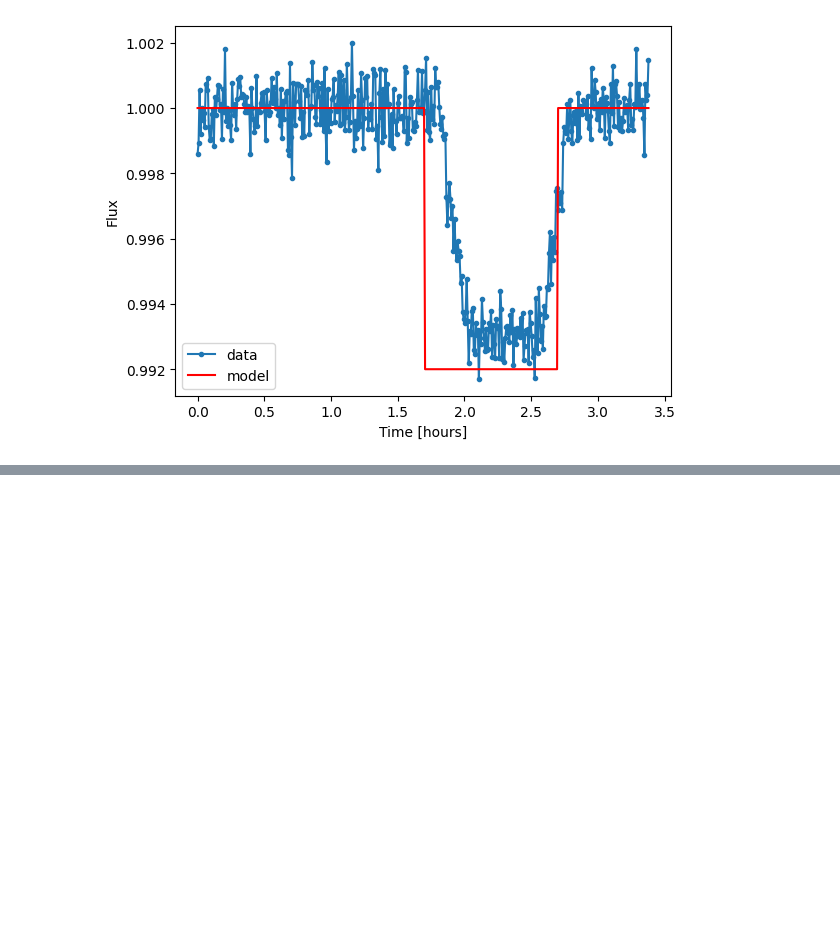
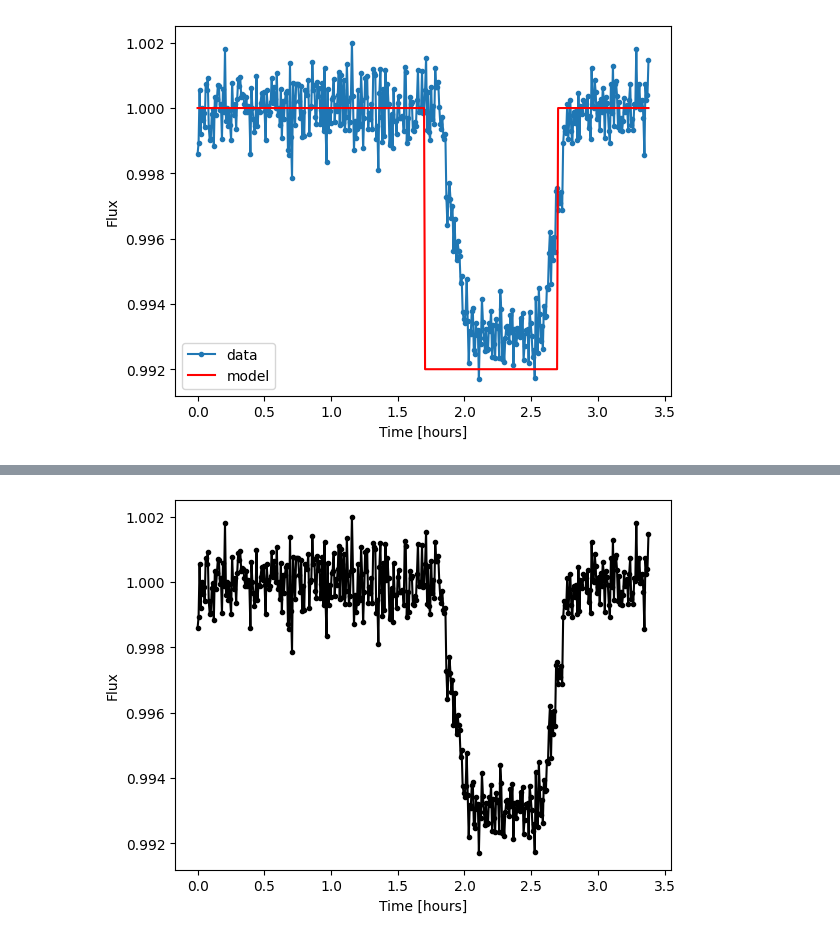
Before and after one commit to abdulom4/Astronomy, a Jupyter notebook: Transit.ipynb, the cells around one changed output, grey strips where cells are left out. Saved outputs shown, nothing was run; the diff lists cells and outputs as text; code cells hidden in the pictures; blank space fills up the shorter version.

```diff
--- a/Transit.ipynb
+++ b/Transit.ipynb
@@ -116,0 +138,11 @@ plt.show() # shows the plot
+# %%
+time_obs = dat["HJD"]
+time_obs = (time_obs - time_obs[0]) * 24.0 * u.hour
+flux_obs = dat["Relative_Flux"]
+plt.plot(time_obs, flux_obs, marker=".", color="black")
+plt.xlabel("Time [hours]")
+plt.ylabel("Flux")
+
+plt.show()
+# %% [output]
+[figure, added]
```
Also changed, not shown: parts of 9 cells of this notebook.
